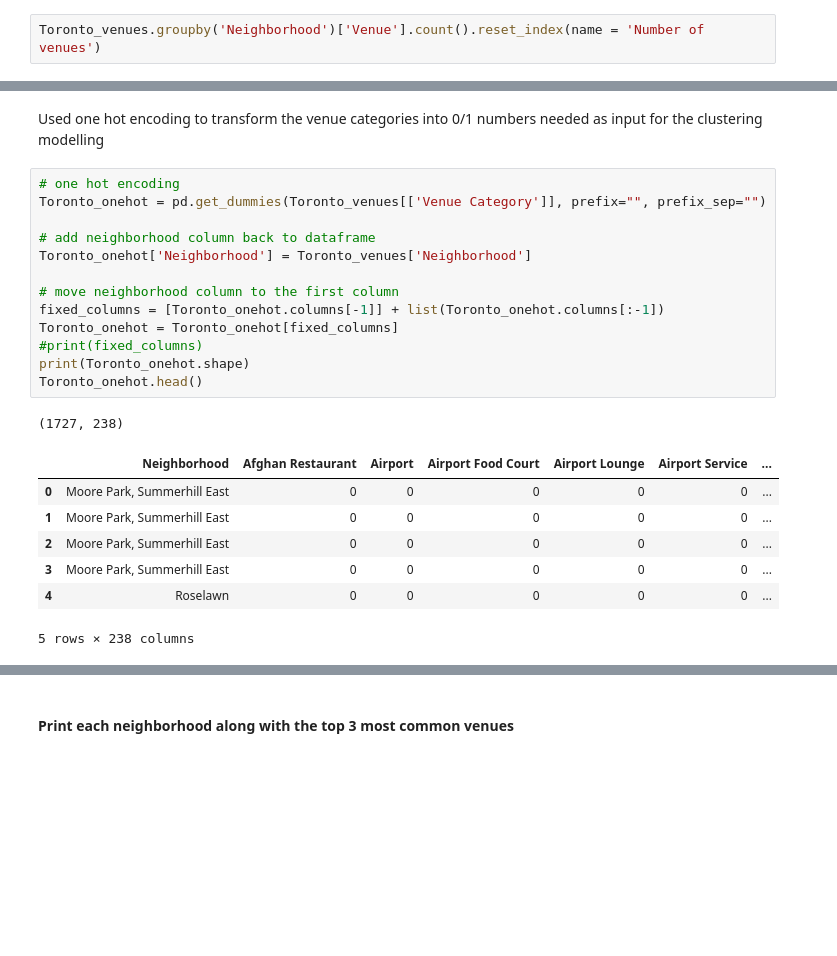
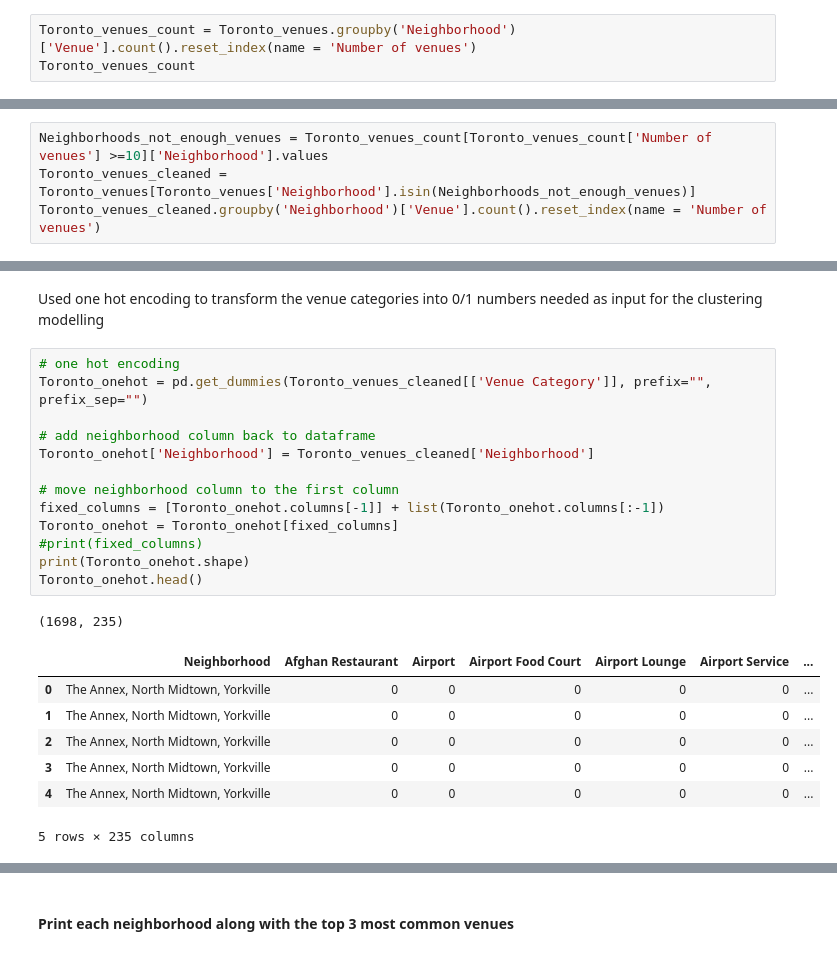
Before and after one commit to liangyiteng888/Coursera_Capstone, a Jupyter notebook: Toronto_Neighborhood_Modelling.ipynb, the cells around one changed output, grey strips where cells are left out. Cells and saved outputs as stored; diff of their text form; blank space fills up the shorter version.

```diff
--- a/Toronto_Neighborhood_Modelling.ipynb
+++ b/Toronto_Neighborhood_Modelling.ipynb
@@ -254,7 +255,8 @@ Toronto_venues = Toronto_venues.drop(Toronto_venues[['Neighborhood' in i for i i
 # %% [markdown]
 Show the number of venues obtained for each of the neighborhood
 # %%
-Toronto_venues.groupby('Neighborhood')['Venue'].count().reset_index(name = 'Number of venues')
+Toronto_venues_count = Toronto_venues.groupby('Neighborhood')['Venue'].count().reset_index(name = 'Number of venues')
+Toronto_venues_count
 # %% [output]
 |  | Neighborhood | Number of venues |
 | 0 | Adelaide, King, Richmond | 99 |
@@ -275,0 +280,4 @@ Toronto_venues.groupby('Neighborhood')['Venue'].count().reset_index(name = 'Numb
+# %%
+Neighborhoods_not_enough_venues = Toronto_venues_count[Toronto_venues_count['Number of venues'] >=10]['Neighborhood'].values
+Toronto_venues_cleaned = Toronto_venues[Toronto_venues['Neighborhood'].isin(Neighborhoods_not_enough_venues)]
+Toronto_venues_cleaned.groupby('Neighborhood')['Venue'].count().reset_index(name = 'Number of venues')
@@ -283,26 +309,26 @@ There are 237 uniques categories.
 Used one hot encoding to transform the venue categories into 0/1 numbers needed as input for the clustering modelling
 # %%
 # one hot encoding
-Toronto_onehot = pd.get_dummies(Toronto_venues[['Venue Category']], prefix="", prefix_sep="")
+Toronto_onehot = pd.get_dummies(Toronto_venues_cleaned[['Venue Category']], prefix="", prefix_sep="")
 
 # add neighborhood column back to dataframe
-Toronto_onehot['Neighborhood'] = Toronto_venues['Neighborhood']
+Toronto_onehot['Neighborhood'] = Toronto_venues_cleaned['Neighborhood']
 
 # move neighborhood column to the first column
 fixed_columns = [Toronto_onehot.columns[-1]] + list(Toronto_onehot.columns[:-1])
 Toronto_onehot = Toronto_onehot[fixed_columns]
 #print(fixed_columns)
 print(Toronto_onehot.shape)
 Toronto_onehot.head()
 # %% [output]
-(1727, 238)
+(1698, 235)
 |  | Neighborhood | Afghan Restaurant | Airport | Airport Food Court | Airport Lounge | Airport Service | ... |
-| 0 | Moore Park, Summerhill East | 0 | 0 | 0 | 0 | 0 | ... |
-| 1 | Moore Park, Summerhill East | 0 | 0 | 0 | 0 | 0 | ... |
-| 2 | Moore Park, Summerhill East | 0 | 0 | 0 | 0 | 0 | ... |
-| 3 | Moore Park, Summerhill East | 0 | 0 | 0 | 0 | 0 | ... |
-| 4 | Roselawn | 0 | 0 | 0 | 0 | 0 | ... |
+| 0 | The Annex, North Midtown, Yorkville | 0 | 0 | 0 | 0 | 0 | ... |
+| 1 | The Annex, North Midtown, Yorkville | 0 | 0 | 0 | 0 | 0 | ... |
+| 2 | The Annex, North Midtown, Yorkville | 0 | 0 | 0 | 0 | 0 | ... |
+| 3 | The Annex, North Midtown, Yorkville | 0 | 0 | 0 | 0 | 0 | ... |
+| 4 | The Annex, North Midtown, Yorkville | 0 | 0 | 0 | 0 | 0 | ... |
-5 rows × 238 columns
+5 rows × 235 columns
 # %%
 Toronto_grouped = Toronto_onehot.groupby('Neighborhood').mean().reset_index()
 print(Toronto_grouped.shape)
```
Also changed, not shown: parts of 31 cells of this notebook.
